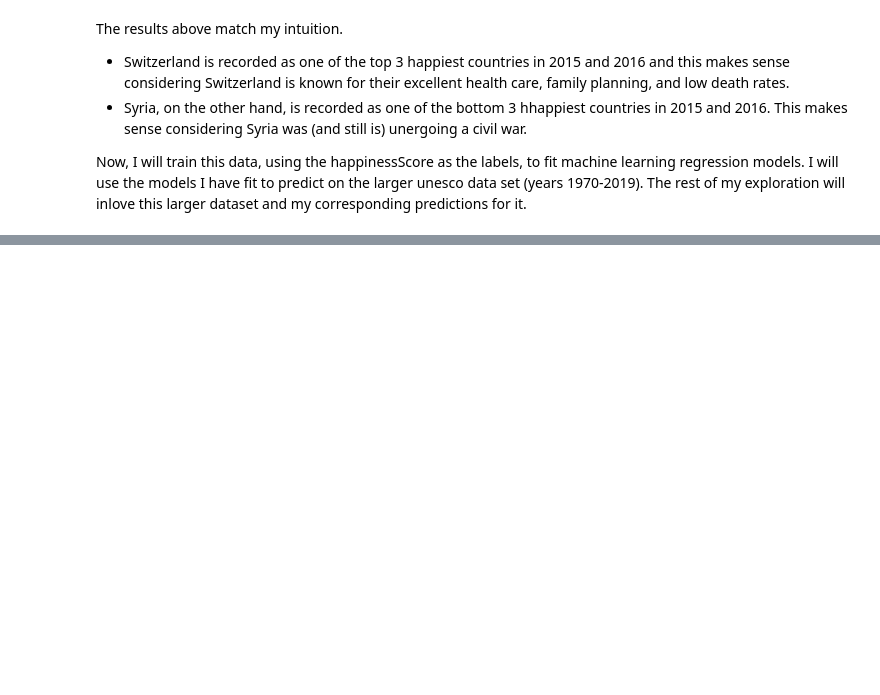
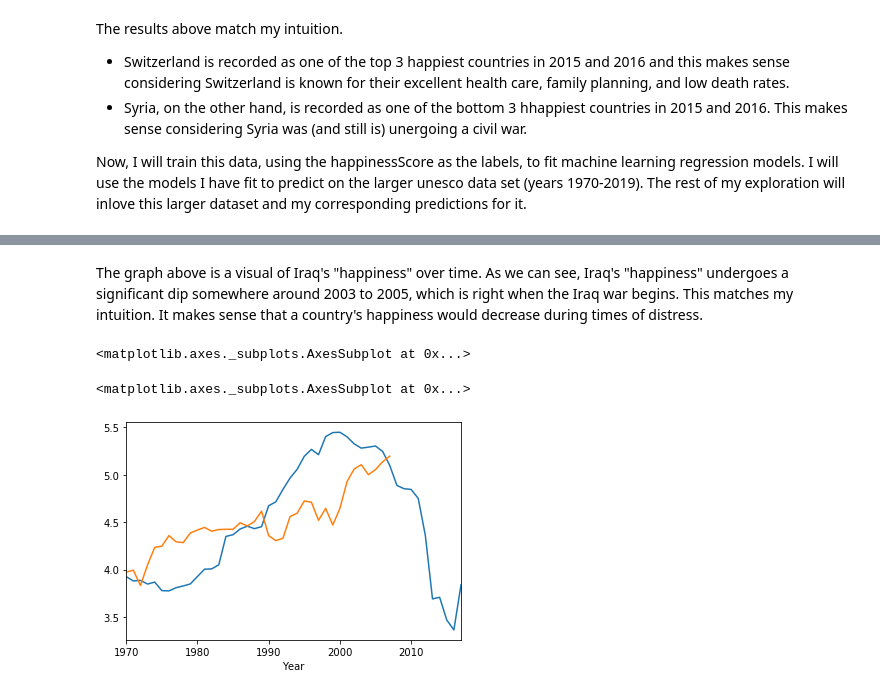
Before and after one commit to juliandavis7/301_proj, a Jupyter notebook: part2.ipynb, the cells around one changed output, grey strips where cells are left out. Saved outputs shown, nothing was run; the diff lists cells and outputs as text; code cells hidden in the pictures; blank space fills up the shorter version.

```diff
--- a/part2.ipynb
+++ b/part2.ipynb
@@ -18,14 +25,16 @@ df.head()
 # %% [markdown]
 First, I explored the most happy and least happy countries for years 2015-2017 and wanted to see if these countries would match my intuition.
 # %%
-df_2015 = df[df["Year"] == 2015]
-df_2016 = df[df["Year"] == 2016]
-df_2017 = df[df["Year"] == 2017]
+df_2015 = df_unesco_train[df_unesco_train["Year"] == 2015]
+df_2016 = df_unesco_train[df_unesco_train["Year"] == 2016]
+df_2017 = df_unesco_train[df_unesco_train["Year"] == 2017]
 
 df_yr_dict = {2015: df_2015, 2016: df_2016, 2017: df_2017}
 for k, v in df_yr_dict.items():
-    print("\nTop 3 'Most Happy' Countries (%d)" % k)
+    print("\nThree 'Most Happy' Countries (%d)" % k)
     display(v["happinessScore"].sort_values(ascending=False)[:3])
-    print("\nTop 3 'Least Happy' Countries (%d)" % k)
+    print("\nThree 'Least Happy' Countries (%d)" % k)
     display(v["happinessScore"].sort_values(ascending=True)[:3])
+
+df_unesco_train.set_index(["Country", "Year"], inplace=True)
 # %% [output]
@@ -73,0 +118,9 @@ Now, I will train this data, using the happinessScore as the labels, to fit mach
+# %% [markdown]
+The graph above is a visual of Iraq's "happiness" over time.  As we can see, Iraq's "happiness" undergoes a significant dip somewhere around 2003 to 2005, which is right when the Iraq war begins.  This matches my intuition.  It makes sense that a country's happiness would decrease during times of distress.
+# %%
+plot_country_happiness2("Syria")
+plot_country_happiness("Syria")
+# %% [output]
+<matplotlib.axes._subplots.AxesSubplot at 0x...>
+<matplotlib.axes._subplots.AxesSubplot at 0x...>
+[figure, added]
```
Also changed, not shown: parts of 16 cells of this notebook, 1 other file.
